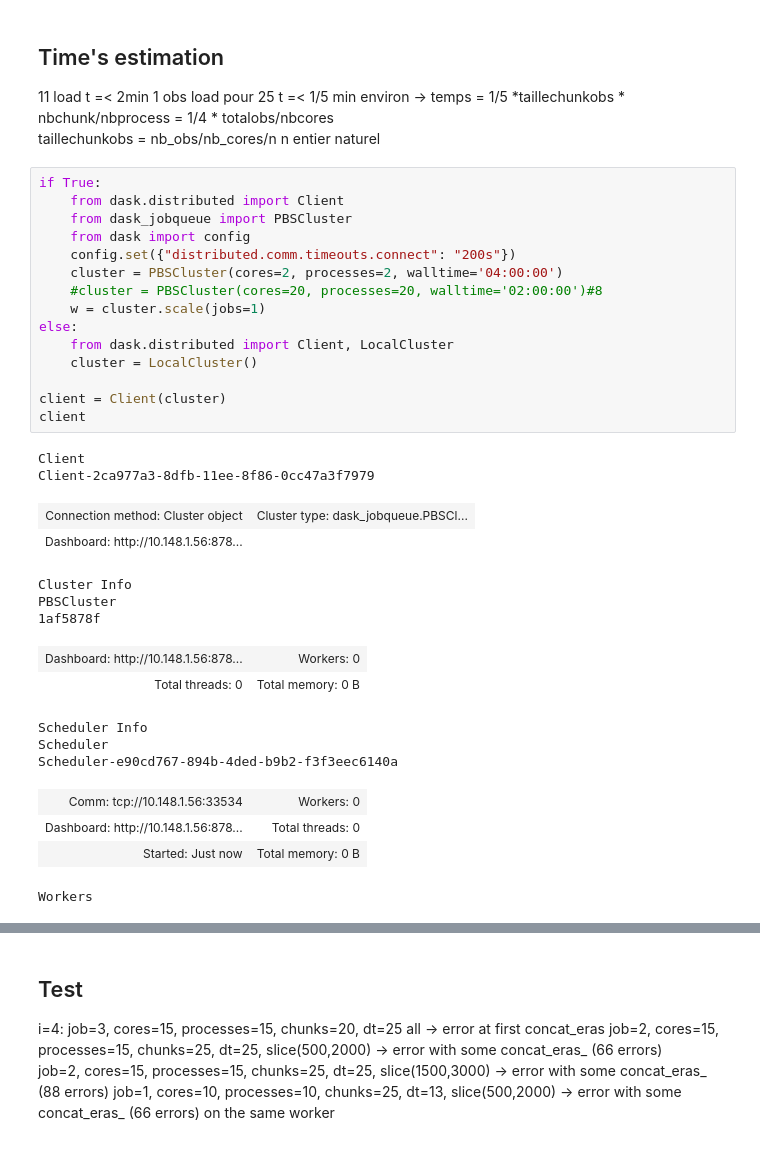
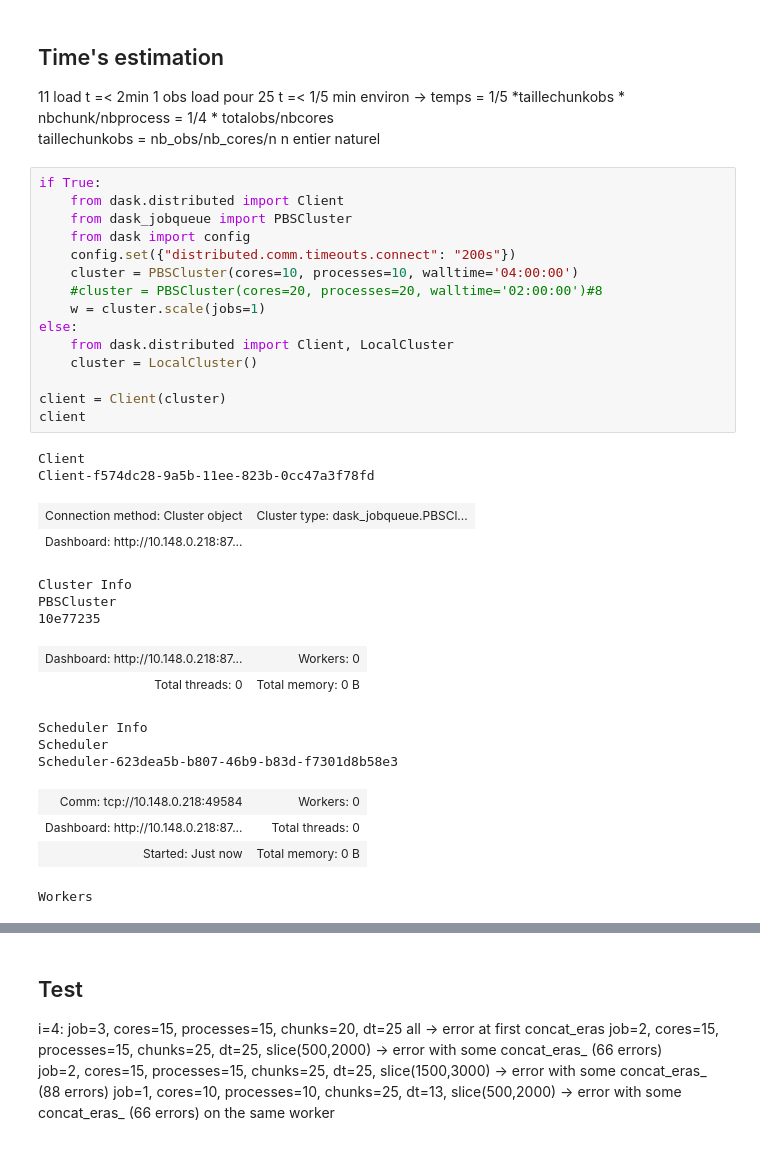
Before and after one commit to margot-demol/historical_analysis, a Jupyter notebook: 22_zarr_eras.ipynb, the cells around one changed output, grey strips where cells are left out. Cells and saved outputs as stored; diff of their text form.

```diff
--- a/22_zarr_eras.ipynb
+++ b/22_zarr_eras.ipynb
@@ -41,32 +41,32 @@ taillechunkobs = nb_obs/nb_cores/n n entier naturel
 # %%
 if True:
     from dask.distributed import Client
     from dask_jobqueue import PBSCluster
     from dask import config
     config.set({"distributed.comm.timeouts.connect": "200s"})
-    cluster = PBSCluster(cores=2, processes=2, walltime='04:00:00')
+    cluster = PBSCluster(cores=10, processes=10, walltime='04:00:00')
     #cluster = PBSCluster(cores=20, processes=20, walltime='02:00:00')#8
     w = cluster.scale(jobs=1)
 else:
     from dask.distributed import Client, LocalCluster
     cluster = LocalCluster()
 
 client = Client(cluster)
 client
 # %% [output]
 Client
-Client-2ca977a3-8dfb-11ee-8f86-0cc47a3f7979
+Client-f574dc28-9a5b-11ee-823b-0cc47a3f78fd
 | Connection method: Cluster object | Cluster type: dask_jobqueue.PBSCl... |
-| Dashboard: http://10.148.1.56:878... |  |
+| Dashboard: http://10.148.0.218:87... |  |
 Cluster Info
 PBSCluster
-1af5878f
+10e77235
-| Dashboard: http://10.148.1.56:878... | Workers: 0 |
+| Dashboard: http://10.148.0.218:87... | Workers: 0 |
 | Total threads: 0 | Total memory: 0 B |
 Scheduler Info
 Scheduler
-Scheduler-e90cd767-894b-4ded-b9b2-f3f3eec6140a
+Scheduler-623dea5b-b807-46b9-b83d-f7301d8b58e3
-| Comm: tcp://10.148.1.56:33534 | Workers: 0 |
-| Dashboard: http://10.148.1.56:878... | Total threads: 0 |
+| Comm: tcp://10.148.0.218:49584 | Workers: 0 |
+| Dashboard: http://10.148.0.218:87... | Total threads: 0 |
 | Started: Just now | Total memory: 0 B |
 Workers
```
Also changed, not shown: parts of 4 cells of this notebook, 17 other files.
